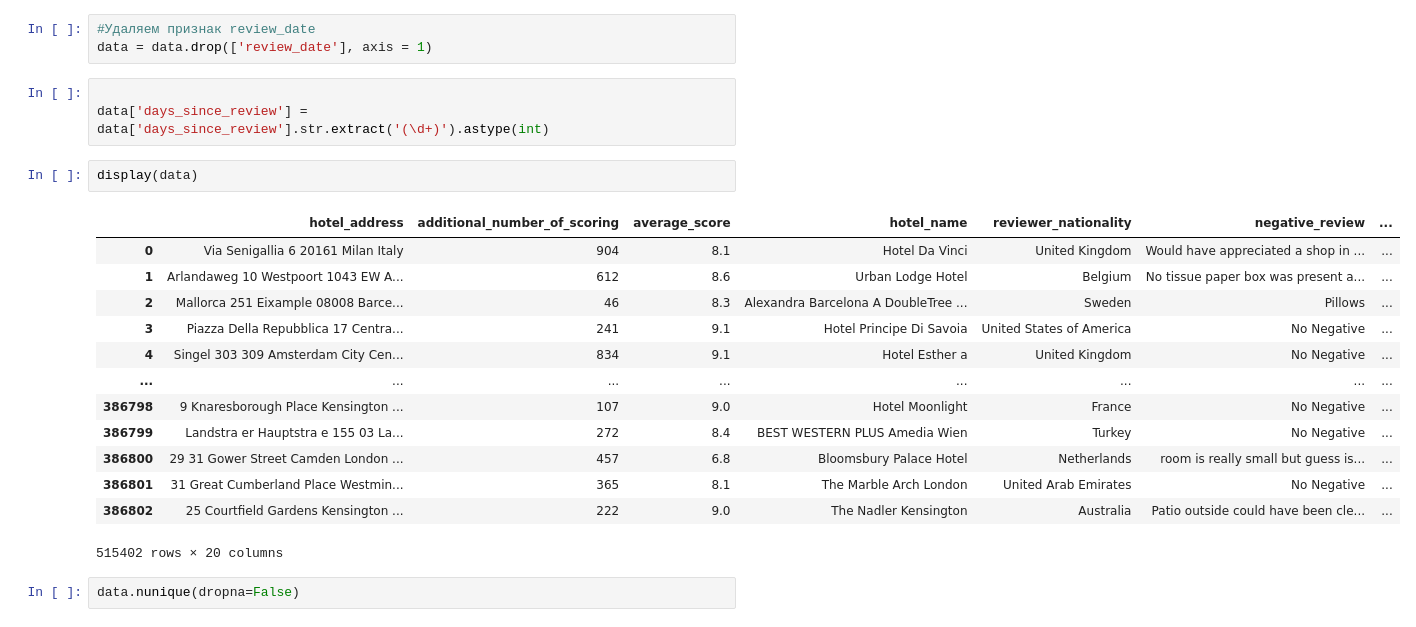
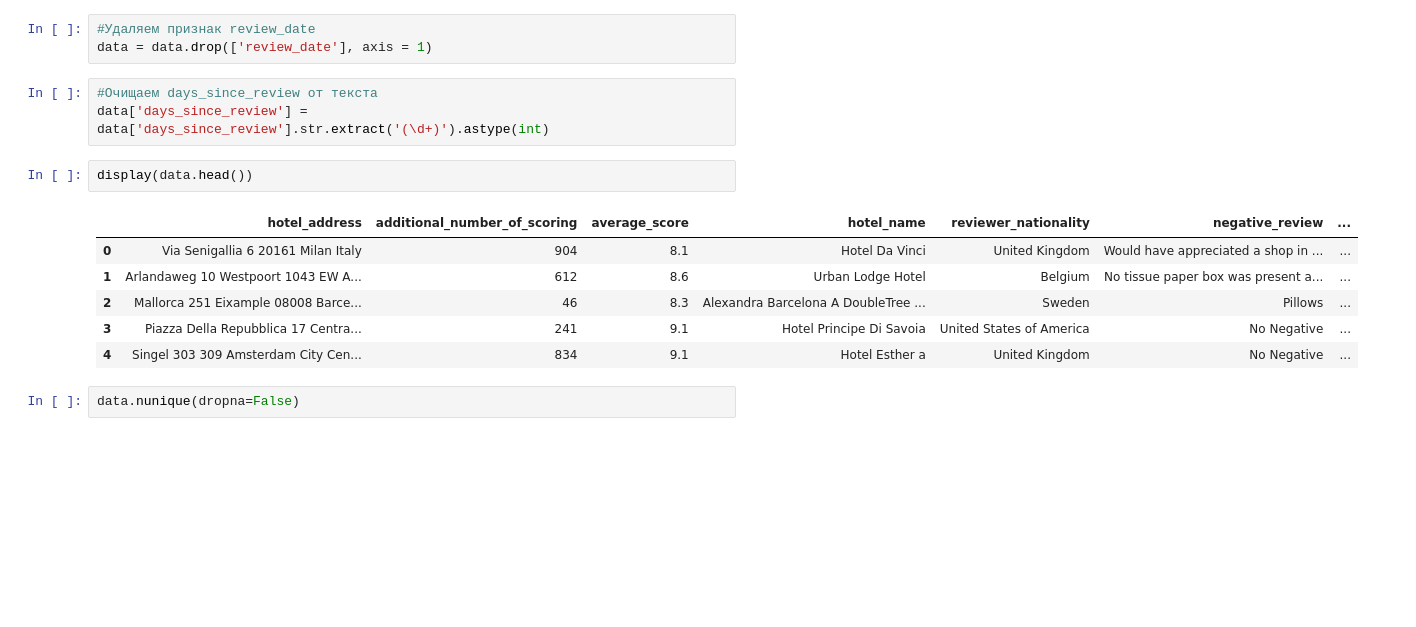
Before and after one commit to ret4ed/Sf_DS_game_1, a Jupyter notebook: Skillfactory/Project_3_EDA + Feature Engineering. Соревнование на Kaggle/Project_3.ipynb, the cells around one changed output. Cells and saved outputs as stored; diff of their text form; blank space fills up the shorter version.

```diff
--- a/Skillfactory/Project_3_EDA + Feature Engineering. Соревнование на Kaggle/Project_3.ipynb
+++ b/Skillfactory/Project_3_EDA + Feature Engineering. Соревнование на Kaggle/Project_3.ipynb
@@ -214,24 +204,17 @@ data['season_of_review'] = data['season_of_review'].apply(get_code_season)
 #Удаляем признак review_date
 data = data.drop(['review_date'], axis = 1)
 # %%
-
+#Очищаем days_since_review от текста
 data['days_since_review'] = data['days_since_review'].str.extract('(\d+)').astype(int)
 # %%
-display(data)
+display(data.head())
 # %% [output]
 |  | hotel_address | additional_number_of_scoring | average_score | hotel_name | reviewer_nationality | negative_review | ... |
 | 0 | Via Senigallia 6 20161 Milan Italy | 904 | 8.1 | Hotel Da Vinci | United Kingdom | Would have appreciated a shop in ... | ... |
 | 1 | Arlandaweg 10 Westpoort 1043 EW A... | 612 | 8.6 | Urban Lodge Hotel | Belgium | No tissue paper box was present a... | ... |
 | 2 | Mallorca 251 Eixample 08008 Barce... | 46 | 8.3 | Alexandra Barcelona A DoubleTree ... | Sweden | Pillows | ... |
 | 3 | Piazza Della Repubblica 17 Centra... | 241 | 9.1 | Hotel Principe Di Savoia | United States of America | No Negative | ... |
 | 4 | Singel 303 309 Amsterdam City Cen... | 834 | 9.1 | Hotel Esther a | United Kingdom | No Negative | ... |
-| ... | ... | ... | ... | ... | ... | ... | ... |
-| 386798 | 9 Knaresborough Place Kensington ... | 107 | 9.0 | Hotel Moonlight | France | No Negative | ... |
-| 386799 | Landstra er Hauptstra e 155 03 La... | 272 | 8.4 | BEST WESTERN PLUS Amedia Wien | Turkey | No Negative | ... |
-| 386800 | 29 31 Gower Street Camden London ... | 457 | 6.8 | Bloomsbury Palace Hotel | Netherlands | room is really small but guess is... | ... |
-| 386801 | 31 Great Cumberland Place Westmin... | 365 | 8.1 | The Marble Arch London | United Arab Emirates | No Negative | ... |
-| 386802 | 25 Courtfield Gardens Kensington ... | 222 | 9.0 | The Nadler Kensington | Australia | Patio outside could have been cle... | ... |
-515402 rows × 20 columns
 # %%
 data.nunique(dropna=False)
 # %% [output]
```
Also changed, not shown: parts of 5 cells of this notebook.
